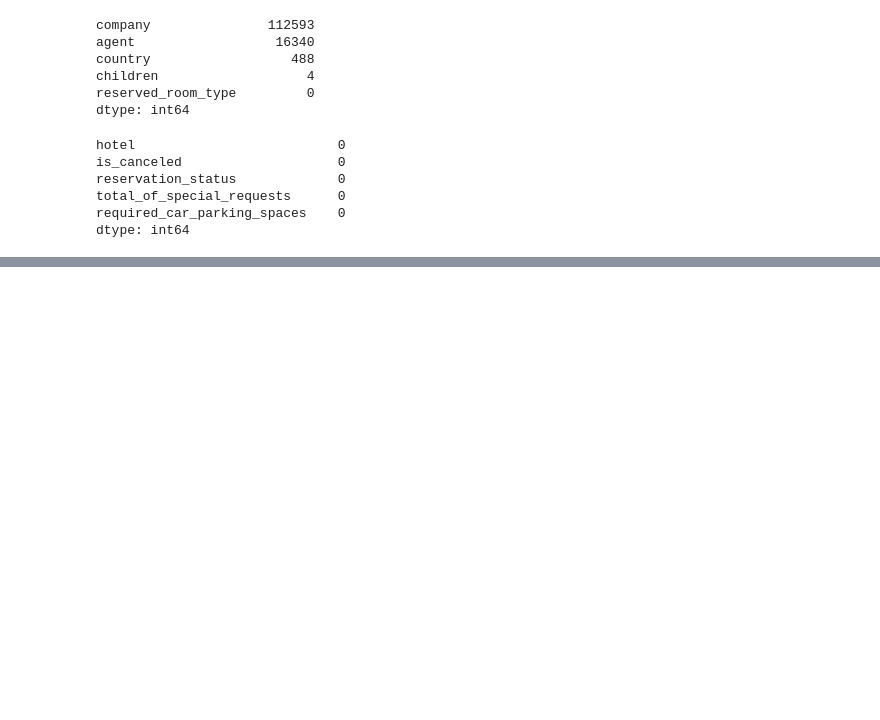
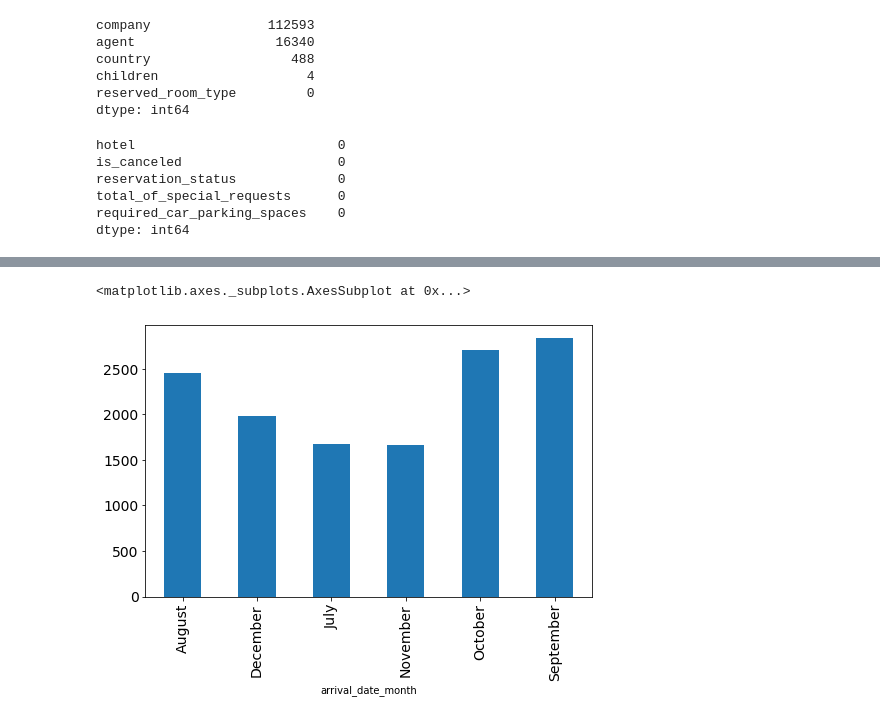
Before and after one commit to Singh-Pravin/Hotel-Booking-Analysis---EDA, a Jupyter notebook: Hotel_Booking_Analysis_Capstone_Project.ipynb, the cells around one changed output, grey strips where cells are left out. Cells and saved outputs as stored; diff of their text form; code cells hidden in the pictures; blank space fills up the shorter version.

```diff
--- a/Hotel_Booking_Analysis_Capstone_Project.ipynb
+++ b/Hotel_Booking_Analysis_Capstone_Project.ipynb
@@ -219,0 +254,7 @@ df1[['children', 'company', 'agent']] = df1[['children', 'company', 'agent']].as
+# %%
+year1 = df1[df1['arrival_date_year']==2015]
+hotel_month = year1.groupby(['arrival_date_month']).size()
+hotel_month.plot.bar(figsize = (8,5),fontsize = 14)
+# %% [output]
+<matplotlib.axes._subplots.AxesSubplot at 0x...>
+[figure, added]
```
Also changed, not shown: parts of 10 cells of this notebook.
